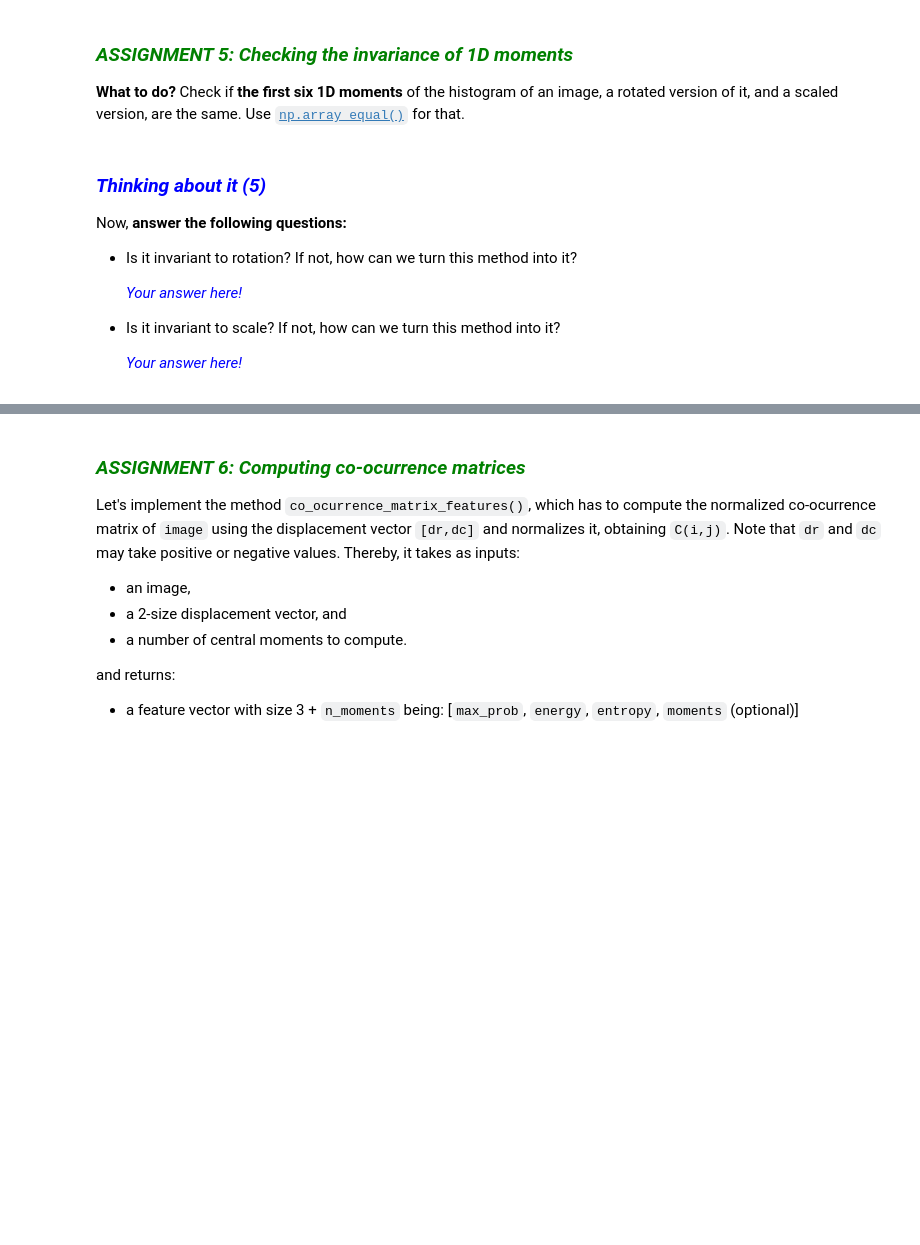
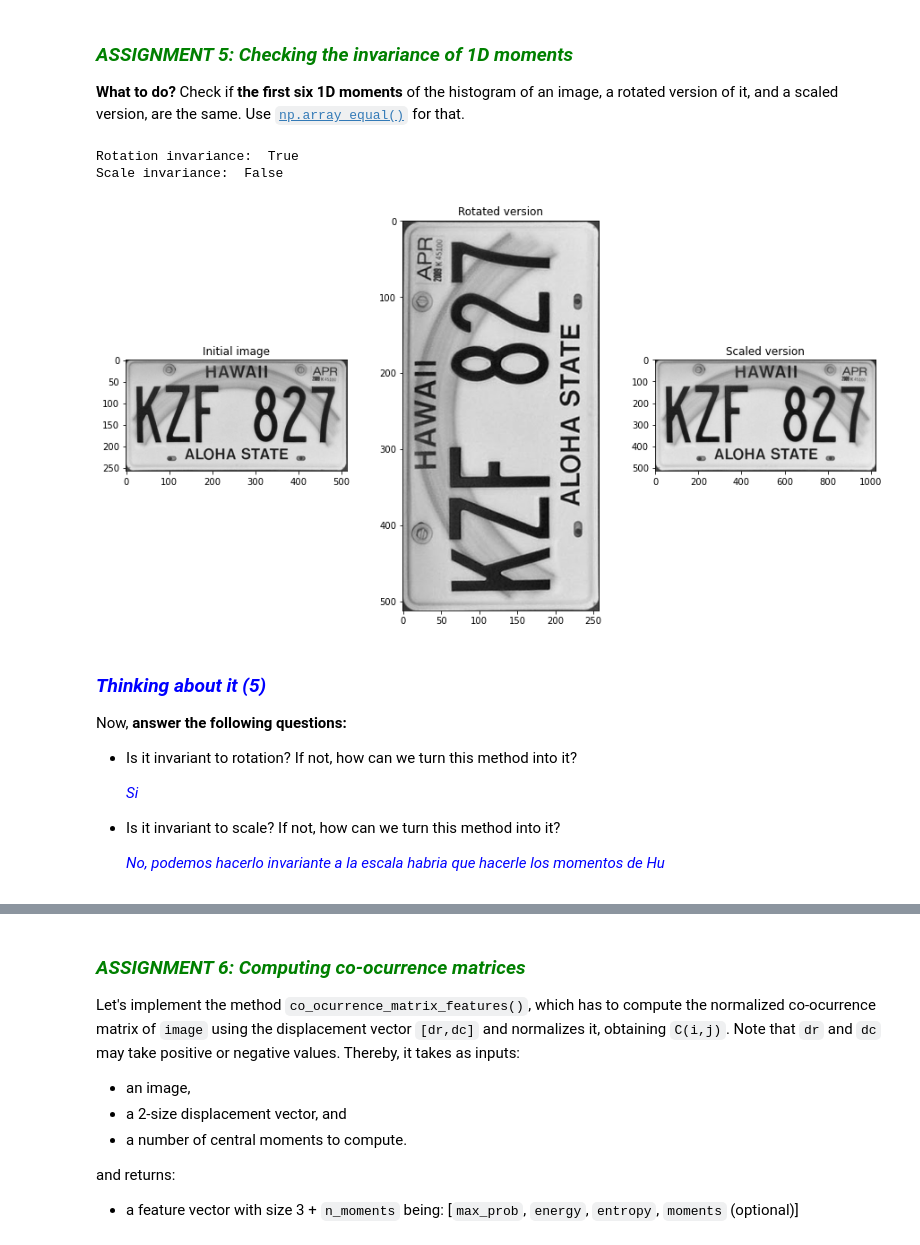
Before and after one commit to CarlosRA97/uma_cv_2022, a Jupyter notebook: Chapter 06. Region Description/6.2 Region-content description.ipynb, the cells around one changed output, grey strips where cells are left out. Drawn from its saved outputs; the diff is of its cells as text; code cells hidden in the pictures; blank space fills up the shorter version.

```diff
--- a/Chapter 06. Region Description/6.2 Region-content description.ipynb
+++ b/Chapter 06. Region Description/6.2 Region-content description.ipynb
@@ -507,7 +507,7 @@ def histogram_moments(image,k):
     for i in range(k):
         moment = 0.0
         for z in range(1,256):
-            moment += float(hist[z]-z_mean)**i * float(1/k)
+            moment += float(z-z_mean)**i * float(hist[z])
 
         histogram_moments[i] = moment/hist.sum()
 
@@ -541,36 +541,40 @@ Now that we can obtain the first `k` moments of an image histogram, we are going
 # %%
 # Assignment 5
 
 # Read image and compute histogram moments
 image = cv2.imread(images_path + 'hawaii.jpg',0)
-moments = histogram_moments(None,6)
+moments = histogram_moments(image,6)
 
 # Rotate image and compute histogram moments
-image_rotated = np.rot90(None)
-moments_rotated = histogram_moments(None,6)
+image_rotated = np.rot90(image)
+moments_rotated = histogram_moments(image_rotated,6)
 
 # Resize image and compute histogram moments
-image_scaled = cv2.resize(None, dsize=None, fx=None, fy=None) # keep the dsize=None
-moments_scaled = histogram_moments(None,6)
+image_scaled = cv2.resize(image, dsize=None, fx=2, fy=2) # keep the dsize=None
+moments_scaled = histogram_moments(image_scaled,6)
 
 # Compare results
-print("Rotation invariance: ", np.array_equal(None,None))
-print("Scale invariance: ", np.array_equal(None,None))
+print("Rotation invariance: ", np.array_equal(moments, moments_rotated))
+print("Scale invariance: ", np.array_equal(moments, moments_scaled))
 
 # Show the initial image
 plt.subplot(131)
 plt.title('Initial image')
 plt.imshow(image, cmap='gray')
 
 # Show the rotated version
 plt.subplot(132)
 plt.title('Rotated version')
 plt.imshow(image_rotated, cmap='gray')
 
 # Show the scaled version
 plt.subplot(133)
 plt.title('Scaled version')
 plt.imshow(image_scaled, cmap='gray');
+# %% [output]
+Rotation invariance:  True
+Scale invariance:  False
+[figure, added]
 # %% [markdown]
 ### <font color="blue"><b><i>Thinking about it (5)</i></b></font>
 
@@ -578,11 +582,13 @@ Now, **answer the following questions:**
 
 - Is it invariant to rotation? If not, how can we turn this method into it?
 
-    <p style="margin: 4px 0px 6px 5px; color:blue"><i>Your answer here!</i></p>
+    <p style="margin: 4px 0px 6px 5px; color:blue"><i>Si</i></p>
 
 - Is it invariant to scale? If not, how can we turn this method into it?
 
-    <p style="margin: 4px 0px 0px 5px; color:blue"><i>Your answer here!</i></p>
+    <p style="margin: 4px 0px 0px 5px; color:blue"><i>
+    No, podemos hacerlo invariante a la escala habria que hacerle los momentos de Hu
+    </i></p>
 # %% [markdown]
 ### 6.2.3.2 Co-ocurrence matrix <a id="6232"></a>
 
```
Also changed, not shown: parts of 14 cells of this notebook, 28 other files.
